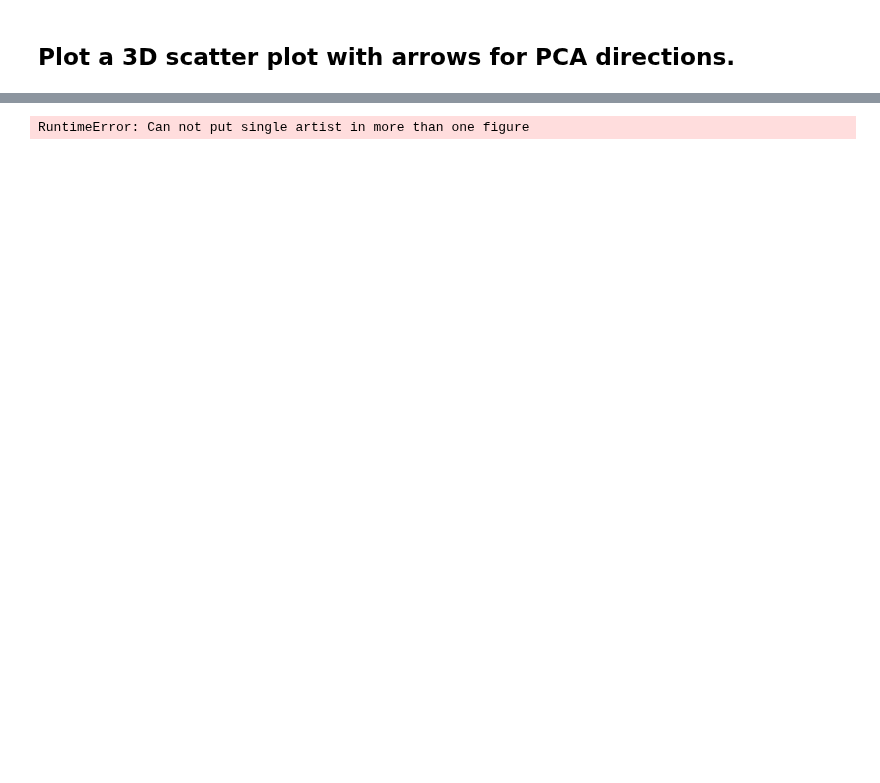
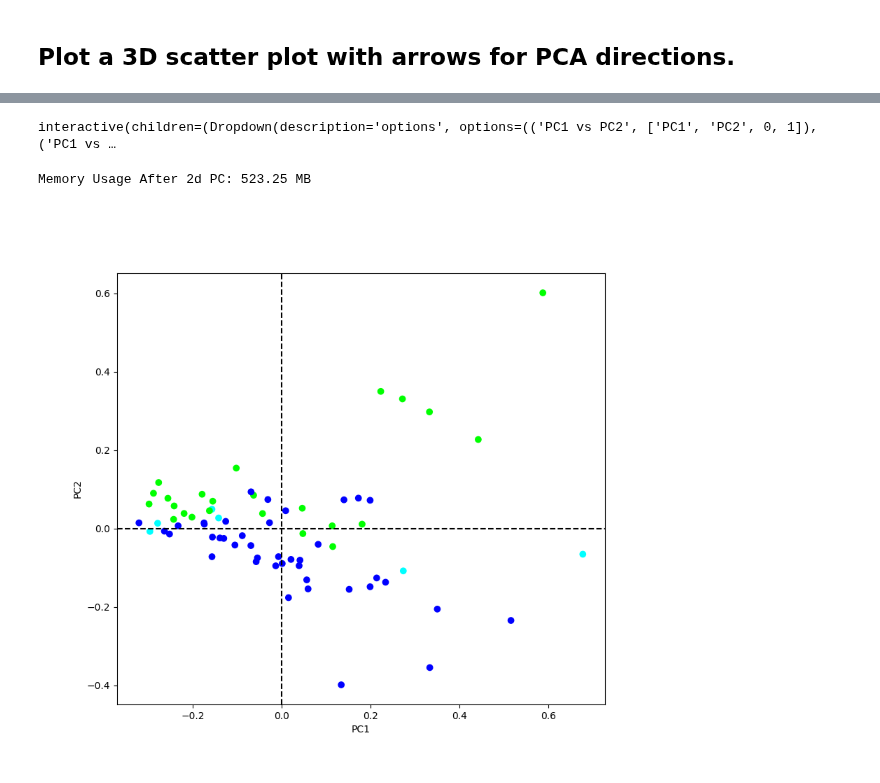
Before and after one commit to TigerFan2029/AIMinex, a Jupyter notebook: pca_mineral1.ipynb, the cells around one changed output, grey strips where cells are left out. Saved outputs shown, nothing was run; the diff lists cells and outputs as text; code cells hidden in the pictures; blank space fills up the shorter version.

```diff
--- a/pca_mineral1.ipynb
+++ b/pca_mineral1.ipynb
@@ -100,10 +100,8 @@ filtered_df.shape
 # %% [markdown]
 ## Remove symbols "<" and "NaN".
 # %%
-df = filtered_df.iloc[: , 7:]
-df=df.replace('\<','',regex=True).astype(float)
-df = df[np.isfinite(df).all(1)]
-df = df.dropna()
+df = filtered_df.iloc[: , 7:].replace('\<','',regex=True).astype(float)
+df = df[np.isfinite(df).all(1)].dropna()
 df.head()
 
 memory_0_1 = get_memory_usage()
@@ -155,7 +153,7 @@ print(len(pca_df.columns))
 # Create the scaled PCA dataframe
 pca_df_scaled = pca_df.copy()
 
-scaler_df = pca_df[['PC1', 'PC2', 'PC3']]
+scaler_df = pca_df[pca_df.columns]
 scaler = 1 / (scaler_df.max() - scaler_df.min())
 for index in scaler.index:
     pca_df_scaled[index] *= scaler[index]
@@ -600,32 +602,32 @@ Memory Usage After Deletion: 516.17 MB
 # %%
 fig_2d = plt.figure(figsize=(9,8))
 
-handle1 = []
-label1 = []
-for lithology, color in color_map.items():
-    l1 = ax.scatter([], [], c=color, label=lithology)
-    handle1.append(l1)
-    label1.append(lithology)
+# handle1 = []
+# label1 = []
+# for lithology, color in color_map.items():
+#     l1 = ax.scatter([], [], c=color, label=lithology)
+#     handle1.append(l1)
+#     label1.append(lithology)
 
-handle2 = []
-label2 = []
-for shape, shapes in color_map1.items():
-    l2 = ax.scatter([], [], c="black", marker=shapes, label=shape)
-    handle2.append(l2)
-    label2.append(shape)
+# handle2 = []
+# label2 = []
+# for shape, shapes in color_map1.items():
+#     l2 = ax.scatter([], [], c="black", marker=shapes, label=shape)
+#     handle2.append(l2)
+#     label2.append(shape)
 
-fig_2d.add_artist(legend1)
-fig_2d.add_artist(legend2)
+# fig_2d.add_artist(legend1)
+# fig_2d.add_artist(legend2)
 
 
-def legenda(Legend):
-    if Legend:
-        legend1.set_visible(True)
-        legend2.set_visible(False)
-    else:
-        legend1.set_visible(False)
-        legend2.set_visible(True)
-interact(legenda, Legend=[('Shapes Legend', True),('Lithology Legend', False)])
+# def legenda(Legend):
+#     if Legend:
+#         legend1.set_visible(True)
+#         legend2.set_visible(False)
+#     else:
+#         legend1.set_visible(False)
+#         legend2.set_visible(True)
+# interact(legenda, Legend=[('Shapes Legend', True),('Lithology Legend', False)])
 
 def planes (options):
     plt.clf()
@@ -682,6 +684,7 @@ def planes (options):
         ip=indx[i]
         #ax.scatter(xs[ip], ys[ip], zs[ip], s=100)
         n = plt.text((1.7)*xs[ip], (1.7)*ys[ip], names, fontsize='small')
+        #n = plt.text(xs[ip], ys[ip], names, fontsize='small')
         namelist_2d.append(n)
 
     def findname_2d(show_name):
@@ -714,35 +717,36 @@ def planes (options):
             else:
                 namelist_2d[i].set_visible(False)
                 arrow_list_2d[i].set_visible(False)
         show_name_checkbox.value = False
         all_arrow_checkbox.value = False
     plt.draw()
 
     interact(findname_2d, show_name=show_name_checkbox)
     interact(findarrow_2d, Visibility_arrow=all_arrow_checkbox)
 
     options_ele = df.columns.tolist()
 
     select_multiple = widgets.SelectMultiple(
         options=options_ele,
         value=[],
         description='Select multiple items:'
     )
     select_multiple.observe(findname_specific_2d, 'value')
     print ('Press Command to Select Multiple')
 
     display(select_multiple)
     plt.xlabel(options[0])
     plt.ylabel(options[1])
 
 widgets.interact(planes, options = [('PC1 vs PC2', ['PC1', 'PC2', 0, 1]), ('PC1 vs PC3', ['PC1', 'PC3', 0, 2]), ('PC1 vs PC4', ['PC1', 'PC4', 0, 3]), ('PC1 vs PC6', ['PC1', 'PC6', 0, 5]), ('PC2 vs PC3', ['PC2', 'PC3', 1, 2]), ('PC2 vs PC2', ['PC2', 'PC2', 1, 1])])
 
 memory_5 = get_memory_usage()
 
 print(f"Memory Usage After 2d PC: {memory_5:.2f} MB")
 # %% [output]
-RuntimeError: Can not put single artist in more than one figure
+interactive(children=(Dropdown(description='options', options=(('PC1 vs PC2', ['PC1', 'PC2', 0, 1]), ('PC1 vs …
+Memory Usage After 2d PC: 523.25 MB
-[figure, old version]
+[figure, new version]
 # %%
 # # import relevant libraries for 3d graph
 # from mpl_toolkits.mplot3d import Axes3D
```
Also changed, not shown: parts of 11 cells of this notebook.
